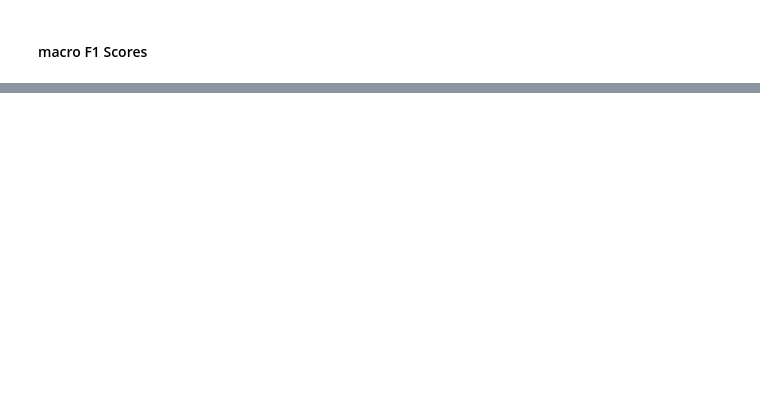
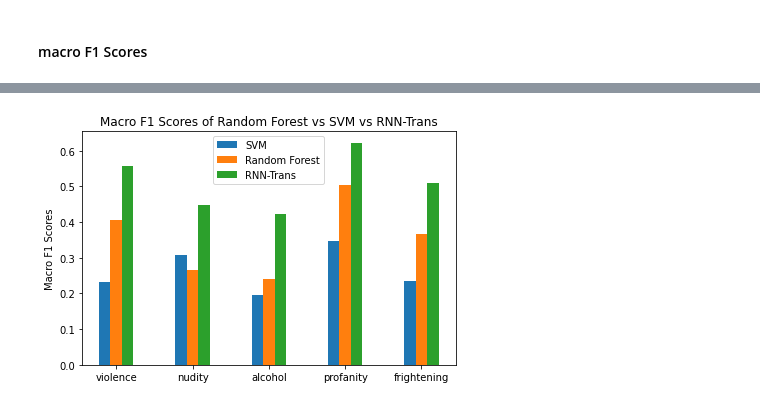
Before and after one commit to rlCodev/data-science-text-analytics, a Jupyter notebook: own_model/random_forest_improved_svm.ipynb, the cells around one changed output, grey strips where cells are left out. Saved outputs shown, nothing was run; the diff lists cells and outputs as text; code cells hidden in the pictures; blank space fills up the shorter version.

```diff
--- a/own_model/random_forest_improved_svm.ipynb
+++ b/own_model/random_forest_improved_svm.ipynb
@@ -358,0 +372,28 @@ plot_metric(metric = 'macro F1 Scores', joined_dict = macro_f1_score)
+# %%
+# Plot compare 3 models
+import matplotlib.pyplot as plt
+import numpy as np
+
+def plot_metric(metric = 'Accuracy', joined_dict = {}):
+    # Take accuracy values as scores
+    rf_scores = [x[0] for x in joined_dict.values()]
+    svm_scores = [x[1] for x in joined_dict.values()]
+    rnn_scores = [x[2] for x in joined_dict.values()]
+
+    x = np.arange(len(labels))
+    width = 0.15
+
+    fig, ax = plt.subplots()
+    rects1 = ax.bar(x - width, rf_scores, width, label='SVM' )
+    rects2 = ax.bar(x, svm_scores, width, label='Random Forest')
+    rects3 = ax.bar(x + width, rnn_scores, width, label='RNN-Trans')
+
+    ax.set_ylabel(metric)
+    ax.set_title(f'{metric} of Random Forest vs SVM vs RNN-Trans')
+    ax.set_xticks(x)
+    ax.set_xticklabels(labels)
+    ax.legend()
+
+    fig.tight_layout()
+    plt.savefig(f'../assets/{metric}_svm_rf_rnn.png', dpi=300)
+    plt.show()
@@ -358,0 +415,6 @@ plot_metric(metric = 'macro F1 Scores', joined_dict = macro_f1_score)
+# %%
+# Take macro scores since data is unbalanced
+labels = list(macro_f1_score.keys())
+plot_metric(metric = 'Macro F1 Scores', joined_dict = macro_f1_score)
+# %% [output]
+[figure, added]
```
Also changed, not shown: parts of 7 cells of this notebook, 13 other files.
